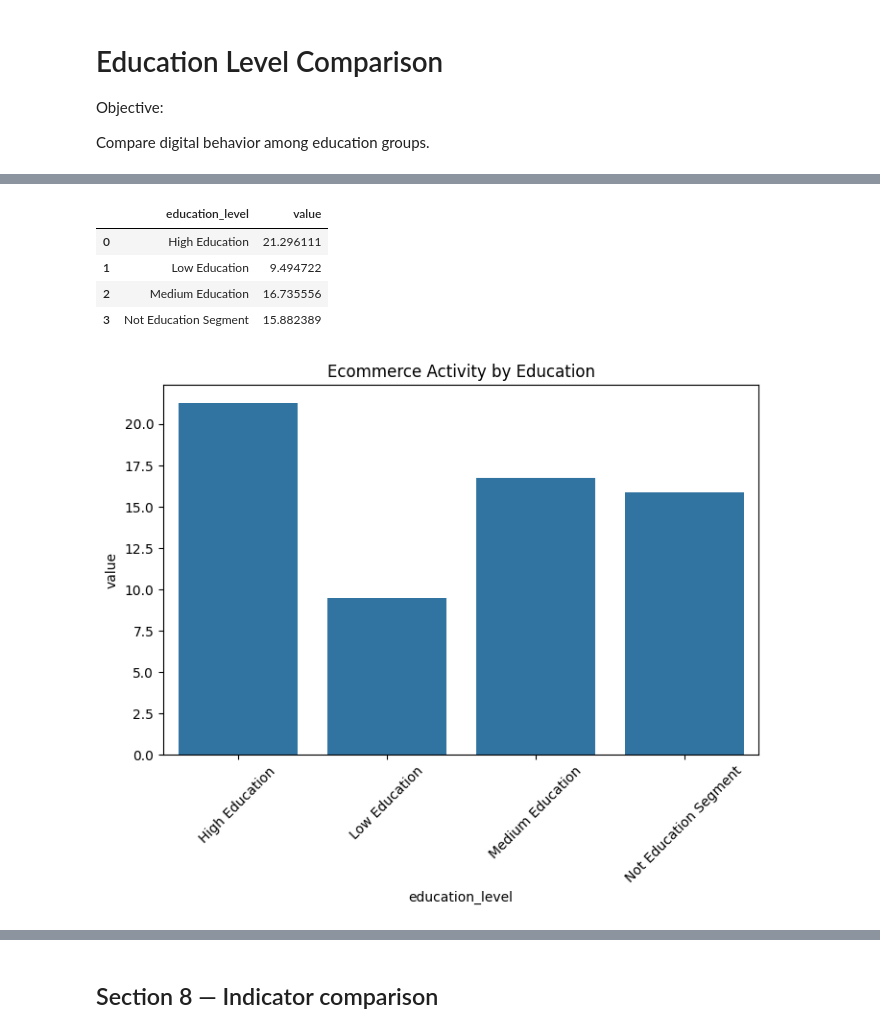
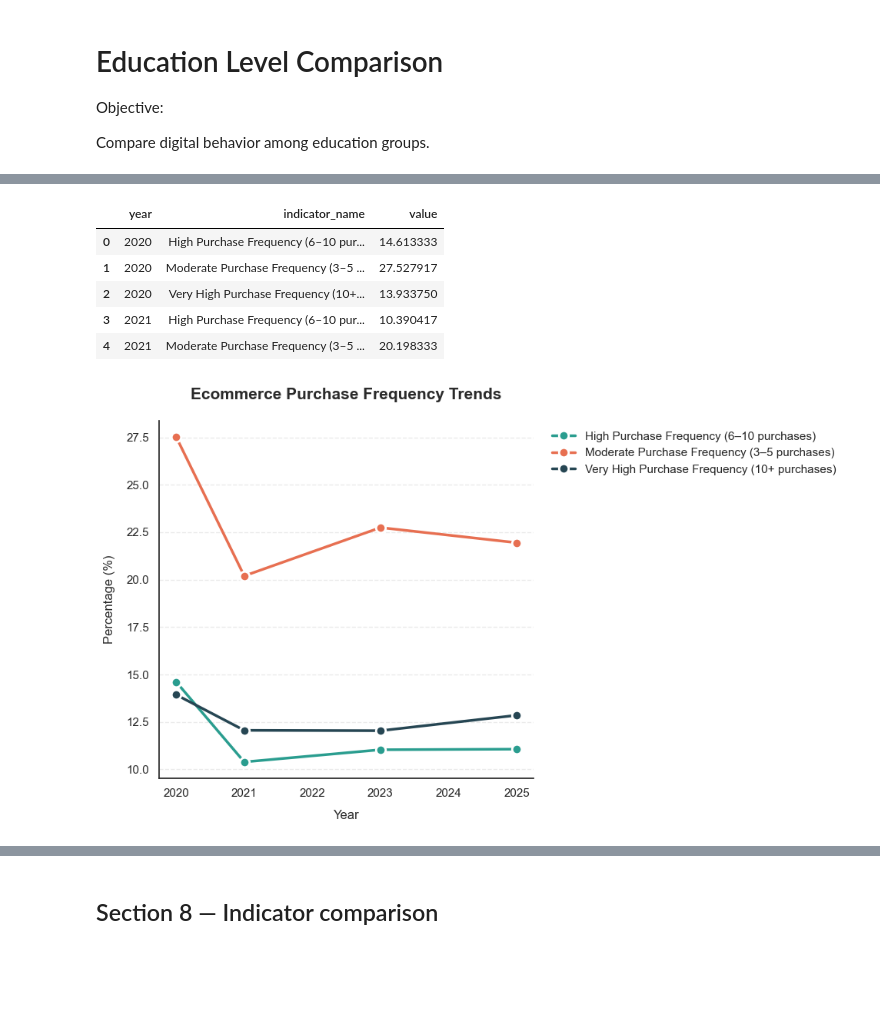
Before and after one commit to CodeCookieNoor/germany-digital-behavior-analysis, a Jupyter notebook: notebooks/02_eda.ipynb, the cells around one changed output, grey strips where cells are left out. Saved outputs shown, nothing was run; the diff lists cells and outputs as text; code cells hidden in the pictures; blank space fills up the shorter version.

```diff
--- a/notebooks/02_eda.ipynb
+++ b/notebooks/02_eda.ipynb
@@ -554,30 +654,72 @@ plt.show()
 # %%
-ec_edu = ec.groupby(
-'education_level'
-)['value'].mean().reset_index()
+ec_year_indicator = (
+    ec.groupby(
+        ['year', 'indicator_name']
+    )['value']
+    .mean()
+    .reset_index()
+)
 
-ec_edu
+ec_year_indicator.head()
 # %% [output]
-|  | education_level | value |
-| 0 | High Education | 21.296111 |
-| 1 | Low Education | 9.494722 |
-| 2 | Medium Education | 16.735556 |
-| 3 | Not Education Segment | 15.882389 |
+|  | year | indicator_name | value |
+| 0 | 2020 | High Purchase Frequency (6–10 pur... | 14.613333 |
+| 1 | 2020 | Moderate Purchase Frequency (3–5 ... | 27.527917 |
+| 2 | 2020 | Very High Purchase Frequency (10+... | 13.933750 |
+| 3 | 2021 | High Purchase Frequency (6–10 pur... | 10.390417 |
+| 4 | 2021 | Moderate Purchase Frequency (3–5 ... | 20.198333 |
 # %%
-plt.figure(figsize=(8,5))
+import matplotlib.pyplot as plt
+import seaborn as sns
 
-sns.barplot(
-data=ec_edu,
-x='education_level',
-y='value'
+# 1. Start with a beautiful crisp theme
+sns.set_theme(style="white")
+plt.figure(figsize=(10, 6))
+
+# 2. Define a premium color palette (e.g., varying rich teals/corals or a custom palette)
+# This replaces the harsh default contrast with something professionally styled
+custom_palette = ["#2a9d8f", "#e76f51", "#264653"]
+
+# 3. Plot the lines
+sns.lineplot(
+    data=ec_year_indicator,
+    x='year',
+    y='value',
+    hue='indicator_name',
+    palette=custom_palette,
+    marker='o',
+    markersize=9,           # Larger, punchier markers
+    linewidth=2.5,          # Thicker, prominent lines
+    markeredgecolor='w',    # White boundary rings to make markers pop
+    markeredgewidth=2
 )
 
-plt.xticks(rotation=45)
+# 4. Background enhancements
+plt.grid(axis='y', linestyle='--', alpha=0.4, color='#cccccc')
 
-plt.title(
-'Ecommerce Activity by Education'
+# 5. Professional Typography & Label styling
+plt.title('Ecommerce Purchase Frequency Trends', fontsize=15, fontweight='bold', pad=20, color='#2b2b2b')
+plt.xlabel('Year', fontsize=12, labelpad=10, color='#2b2b2b')
+plt.ylabel('Percentage (%)', fontsize=12, labelpad=10, color='#2b2b2b')
+
+# Clean up X-axis to explicitly account for integer year increments
+plt.xticks(range(2020, 2026))
+
+# 6. Master the Legend
+# We move it slightly outside the plotting box, remove the rigid frame, and clear the ugly 'indicator_name' header
+plt.legend(
+    bbox_to_anchor=(1.02, 1),
+    loc='upper left',
+    frameon=False,
+    fontsize=11,
+    title=None  # Strips away 'indicator_name' header text
 )
 
+# 7. Strip unnecessary border boxes
+sns.despine()
+
+# Ensure layout accounts nicely for the legend on the right hand side
+plt.tight_layout()
 plt.show()
 # %% [output]
-[figure, old version]
+[figure, new version]
```
Also changed, not shown: parts of 44 cells of this notebook, 1 other file.
